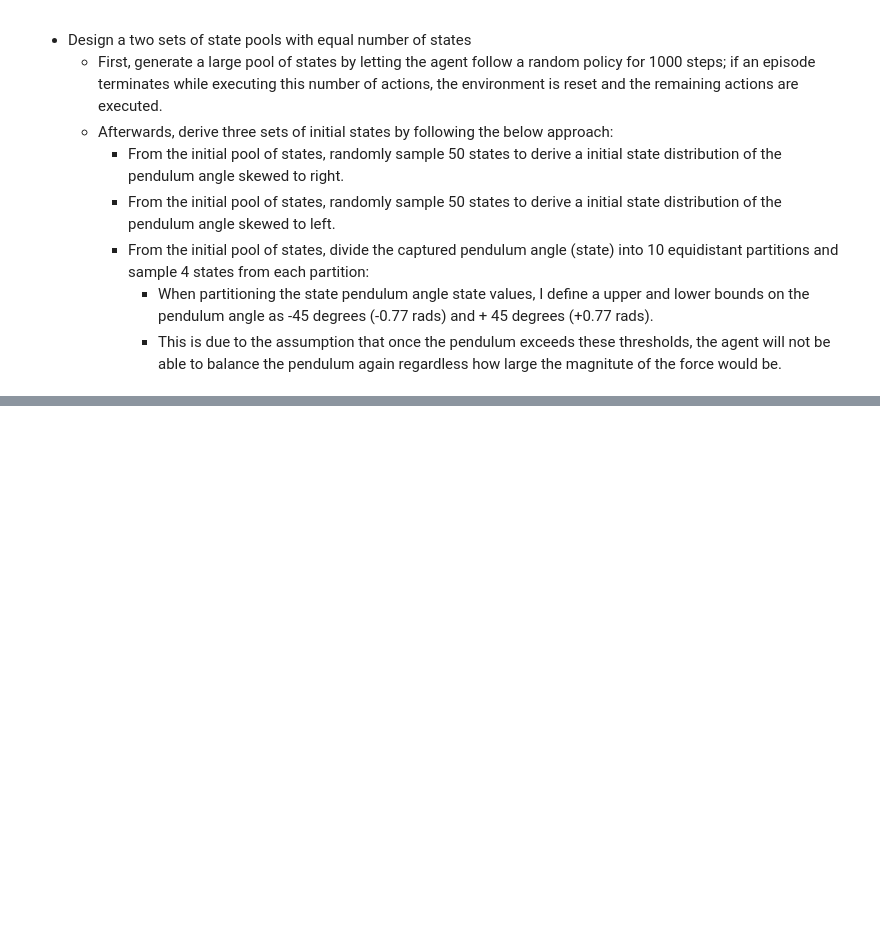
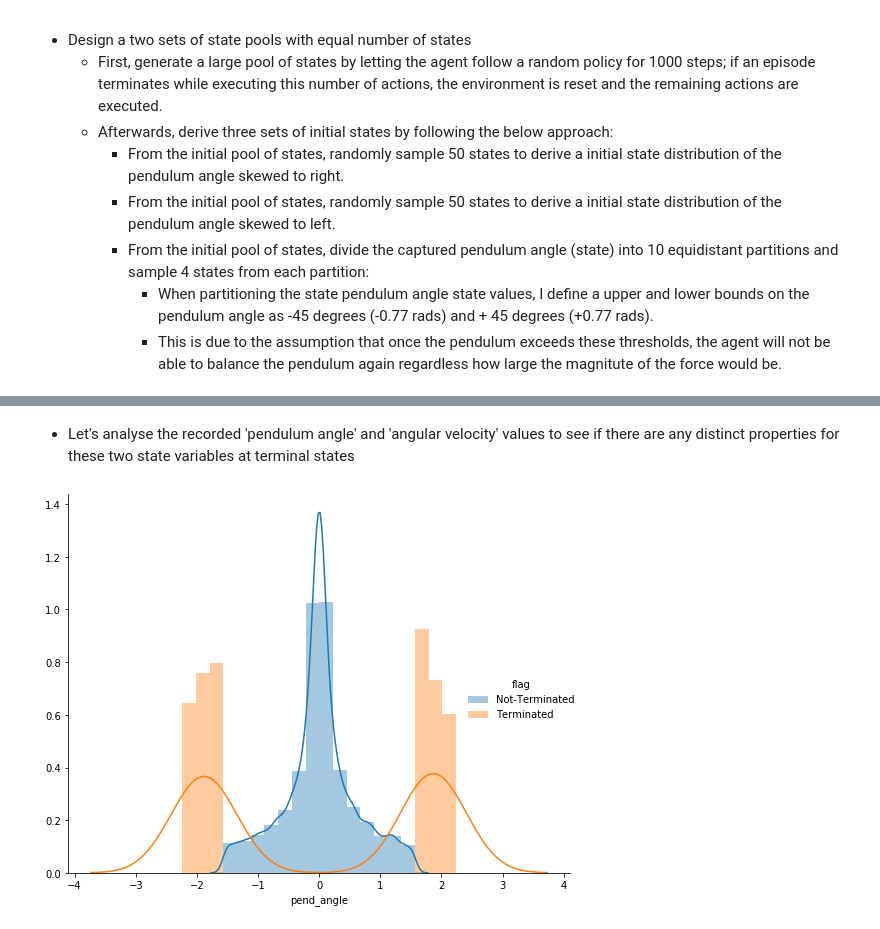
Before and after one commit to PandulaP/RL_Research, a Jupyter notebook: Pb_policy_iteration/cart_pole_modified_env/initial_state_analysis/initial_state_analysis.ipynb, the cells around one changed output, grey strips where cells are left out. Saved outputs shown, nothing was run; the diff lists cells and outputs as text; code cells hidden in the pictures; blank space fills up the shorter version.

Commit message:
updated analysis; initial pool created

```diff
--- a/Pb_policy_iteration/cart_pole_modified_env/initial_state_analysis/initial_state_analysis.ipynb
+++ b/Pb_policy_iteration/cart_pole_modified_env/initial_state_analysis/initial_state_analysis.ipynb
@@ -160,0 +96,3 @@ def partition_action_space(env_name:'string'
+# %%
+obs_df =  create_state_pool()
+obs_df.head()
@@ -160,0 +106,16 @@ def partition_action_space(env_name:'string'
+# %% [markdown]
+- Let's analyse the recorded 'pendulum angle' and 'angular velocity' values to see if there are any distinct properties for these two state variables at terminal states
+# %%
+def plot_distribution(df, var_name:str):
+    var = var_name
+
+    _, bins = np.histogram(df[var], bins = 20)
+    g = sns.FacetGrid(df, hue="flag", height=6)
+    g = g.map(sns.distplot, var, bins=bins)
+    g.add_legend()
+    plt.tight_layout()
+    plt.show()
+# %%
+plot_distribution(obs_df, 'pend_angle')
+# %% [output]
+[figure, added]
```
Also changed, not shown: parts of 21 cells of this notebook.
